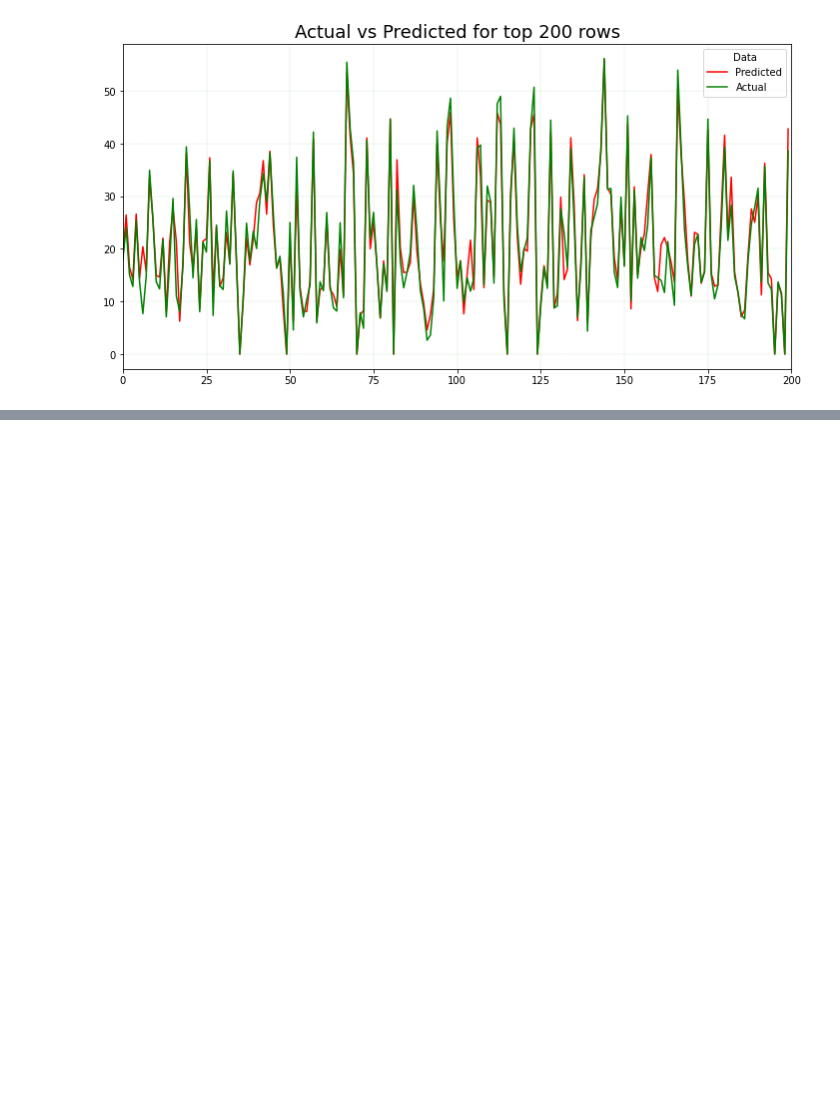
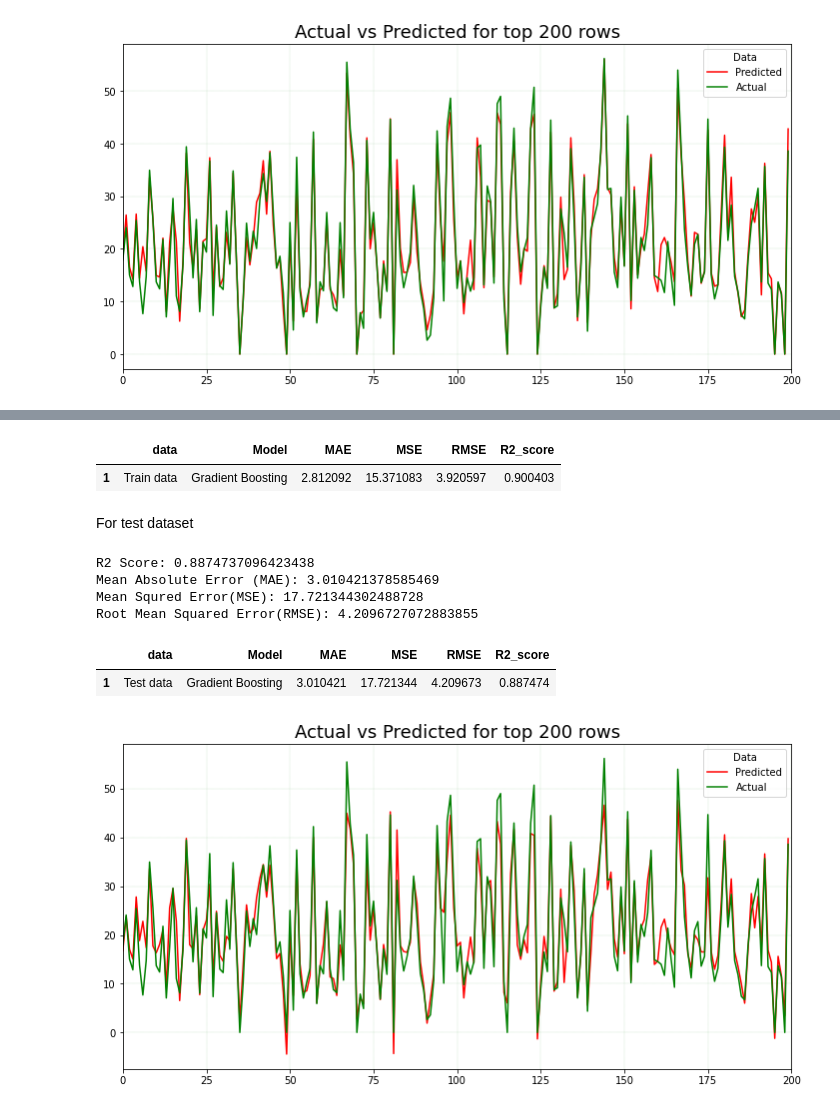
Before and after one commit to Nikkiie/Bike-sharing-demand-prediction-Cap-2-, a Jupyter notebook: 1Individual_colab0.ipynb, the cells around one changed output, grey strips where cells are left out. Drawn from its saved outputs; the diff is of its cells as text; code cells hidden in the pictures; blank space fills up the shorter version.

```diff
--- a/1Individual_colab0.ipynb
+++ b/1Individual_colab0.ipynb
@@ -1026,0 +1036,5 @@ plt.show()
+# %%
+from sklearn.ensemble import GradientBoostingRegressor
+
+GradBoostAlgo=GradientBoostingRegressor()
+GradBoostAlgo.fit(X_train,y_train)
@@ -1026,0 +1043,6 @@ plt.show()
+# %%
+# Predicting the Train set results
+Y_pred_GradBoostAlgo_train = GradBoostAlgo.predict(X_train)
+
+# Predicting the Test set results
+Y_pred_GradBoostAlgo_test = GradBoostAlgo.predict(X_test)
@@ -1026,0 +1080,30 @@ plt.show()
+# %%
+# creating training_result dataframe
+traing_results_df=pd.DataFrame(train_dict,index=[1])
+traing_results_df
+# %% [output]
+|  | data | Model | MAE | MSE | RMSE | R2_score |
+| 1 | Train data | Gradient Boosting | 2.812092 | 15.371083 | 3.920597 | 0.900403 |
+# %% [markdown]
+For test dataset
+# %%
+# r2 score of train set
+R2 = r2_score(y_test, Y_pred_GradBoostAlgo_test)
+print("R2 Score:" ,R2)
+
+#Calculate Mean Absolute Error.
+MAE= mean_absolute_error(y_test,Y_pred_GradBoostAlgo_test)
+print("Mean Absolute Error (MAE):", MAE)
+
+#Calculate  Mean Squared Error
+MSE=mean_squared_error(y_test,Y_pred_GradBoostAlgo_test)
+print("Mean Squred Error(MSE):" , MSE)
+
+#Calculate Root Mean Squared Error
+RMSE=np.sqrt(MSE)
+print("Root Mean Squared Error(RMSE):", RMSE)
+# %% [output]
+R2 Score: 0.8874737096423438
+Mean Absolute Error (MAE): 3.010421378585469
+Mean Squred Error(MSE): 17.721344302488728
+Root Mean Squared Error(RMSE): 4.2096727072883855
@@ -1026,0 +1119,25 @@ plt.show()
+# %%
+# creating test_result dataframe
+traing_results_df=pd.DataFrame(test_dict,index=[1])
+traing_results_df
+# %% [output]
+|  | data | Model | MAE | MSE | RMSE | R2_score |
+| 1 | Test data | Gradient Boosting | 3.010421 | 17.721344 | 4.209673 | 0.887474 |
+# %%
+plt.figure(figsize=(12,6))
+plt.plot((Y_pred_GradBoostAlgo_test)[:200],color ='r')
+plt.plot((np.array(y_test)[:200]),color ='g')
+
+#setting up legend
+plt.legend(["Predicted","Actual"],fontsize=10,title='Data')
+
+# setting range on x-axis
+plt.xlim([0, 200])
+plt.grid(color = 'green', linestyle = '--', linewidth = 0.1)
+
+# setting up title
+plt.title('Actual vs Predicted for top 200 rows',fontsize=18)
+
+plt.show()
+# %% [output]
+[figure, added]
```
Also changed, not shown: parts of 7 cells of this notebook.
